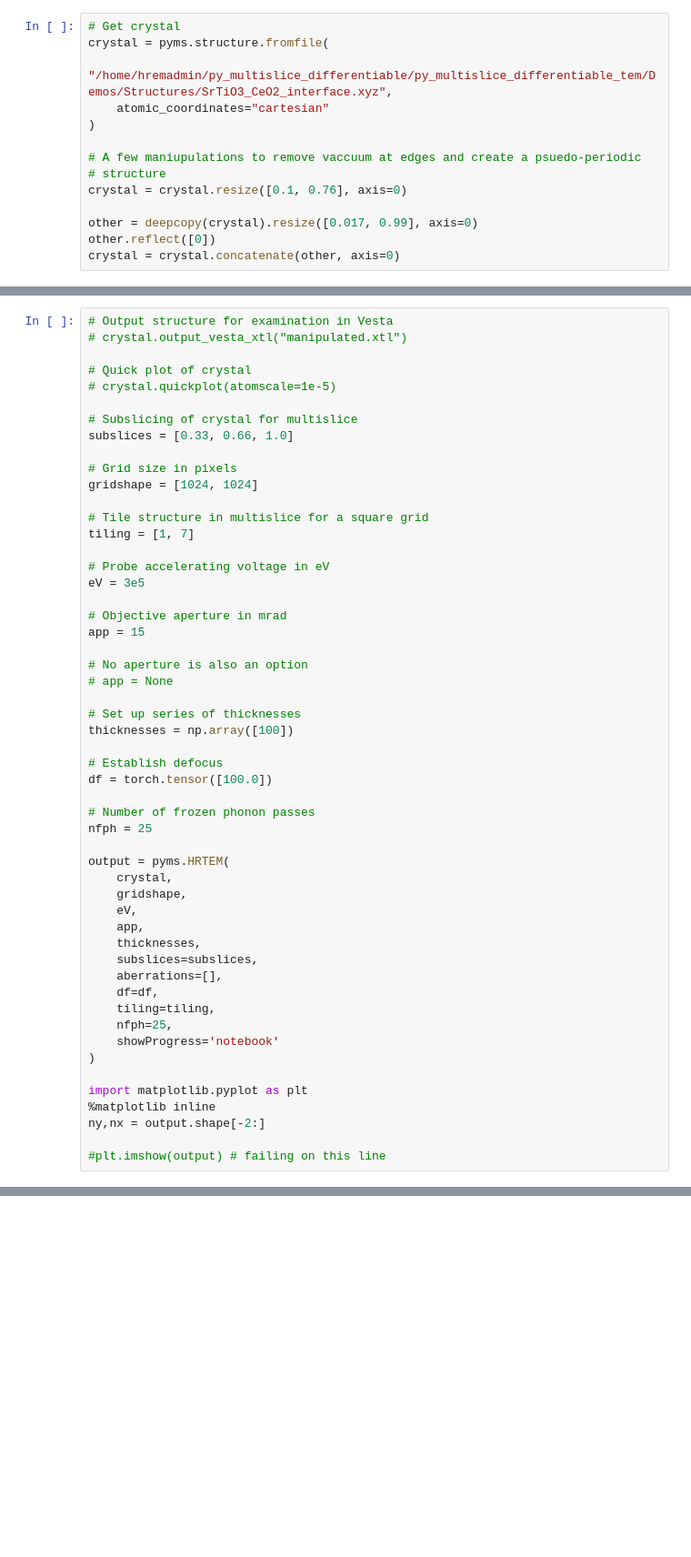
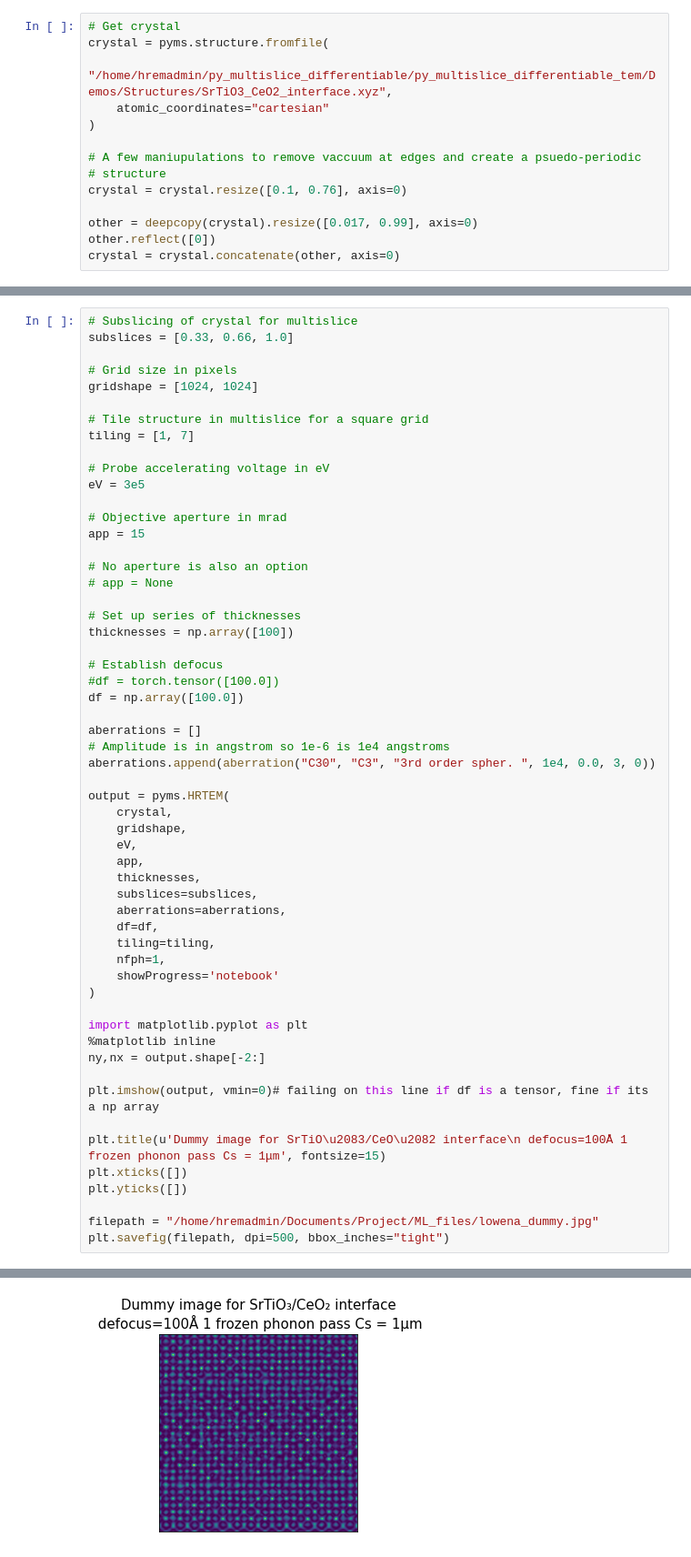
Before and after one commit to LowenaHull/py_multislice_differentiable_tem, a Jupyter notebook: Demos/Part_1_Just_Defocus/Generating_dummy_image_data.ipynb, the cells around one changed output, grey strips where cells are left out. Shown at 91% size. Drawn from its saved outputs; the diff is of its cells as text; blank space fills up the shorter version.

```diff
--- a/Demos/Part_1_Just_Defocus/Generating_dummy_image_data.ipynb
+++ b/Demos/Part_1_Just_Defocus/Generating_dummy_image_data.ipynb
@@ -68,10 +82,4 @@ crystal = crystal.concatenate(other, axis=0)
 # %%
-# Output structure for examination in Vesta
-# crystal.output_vesta_xtl("manipulated.xtl")
-
-# Quick plot of crystal
-# crystal.quickplot(atomscale=1e-5)
-
 # Subslicing of crystal for multislice
 subslices = [0.33, 0.66, 1.0]
 
@@ -94,10 +102,12 @@ app = 15
 thicknesses = np.array([100])
 
 # Establish defocus
-df = torch.tensor([100.0])
+#df = torch.tensor([100.0])
+df = np.array([100.0])
 
-# Number of frozen phonon passes
-nfph = 25
+aberrations = []
+# Amplitude is in angstrom so 1e-6 is 1e4 angstroms
+aberrations.append(aberration("C30", "C3", "3rd order spher. ", 1e4, 0.0, 3, 0))
 
 output = pyms.HRTEM(
     crystal,
@@ -106,10 +116,10 @@ output = pyms.HRTEM(
     app,
     thicknesses,
     subslices=subslices,
-    aberrations=[],
+    aberrations=aberrations,
     df=df,
     tiling=tiling,
-    nfph=25,
+    nfph=1,
     showProgress='notebook'
 )
 
@@ -117,6 +127,13 @@ import matplotlib.pyplot as plt
 %matplotlib inline
 ny,nx = output.shape[-2:]
 
-#plt.imshow(output) # failing on this line
+plt.imshow(output, vmin=0)# failing on this line if df is a tensor, fine if its a np array
+
+plt.title(u'Dummy image for SrTiO\u2083/CeO\u2082 interface\n defocus=100Å 1 frozen phonon pass Cs = 1μm', fontsize=15)
+plt.xticks([])
+plt.yticks([])
+
+filepath = "/home/hremadmin/Documents/Project/ML_files/lowena_dummy.jpg"
+plt.savefig(filepath, dpi=500, bbox_inches="tight")
 # %% [output]
 Lowena-modified code
@@ -124,0 +142 @@ True
+[figure, added]
```
Also changed, not shown: parts of 10 cells of this notebook, 9 other files.
